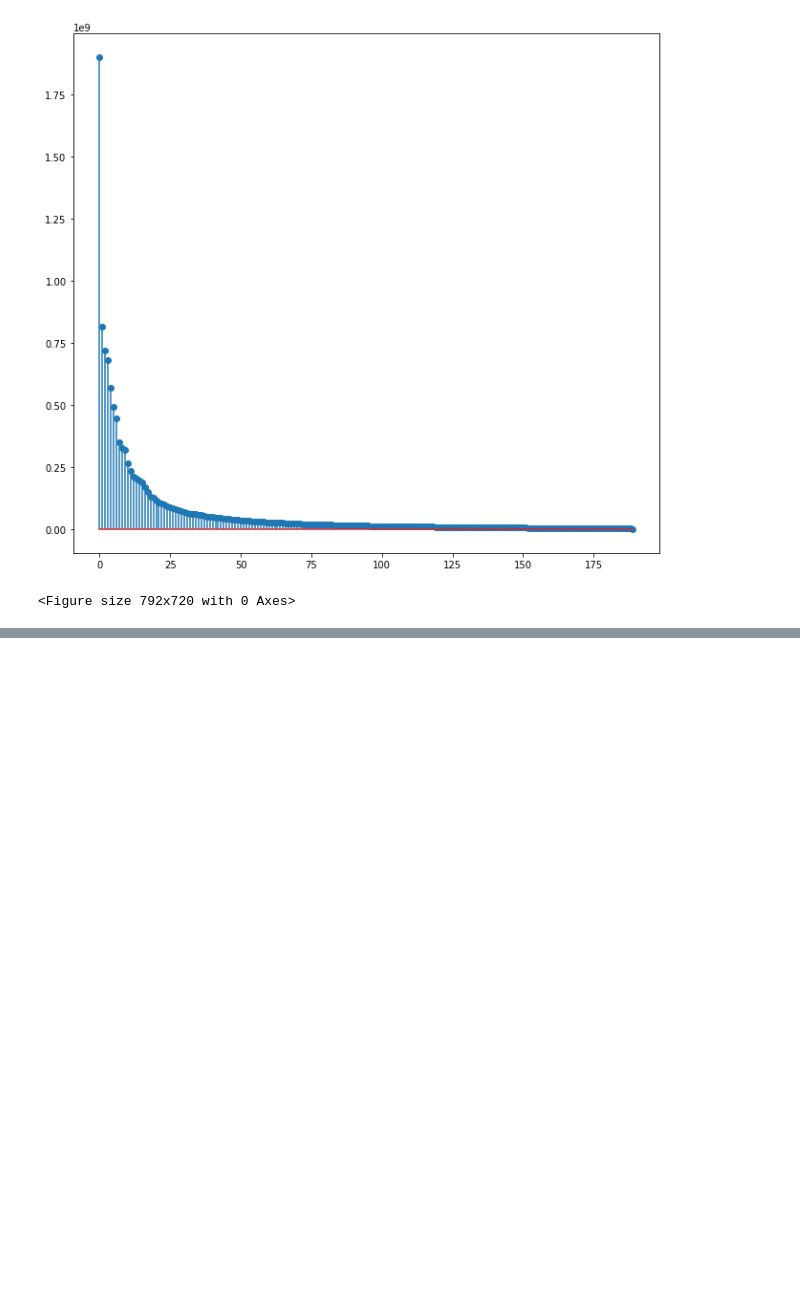
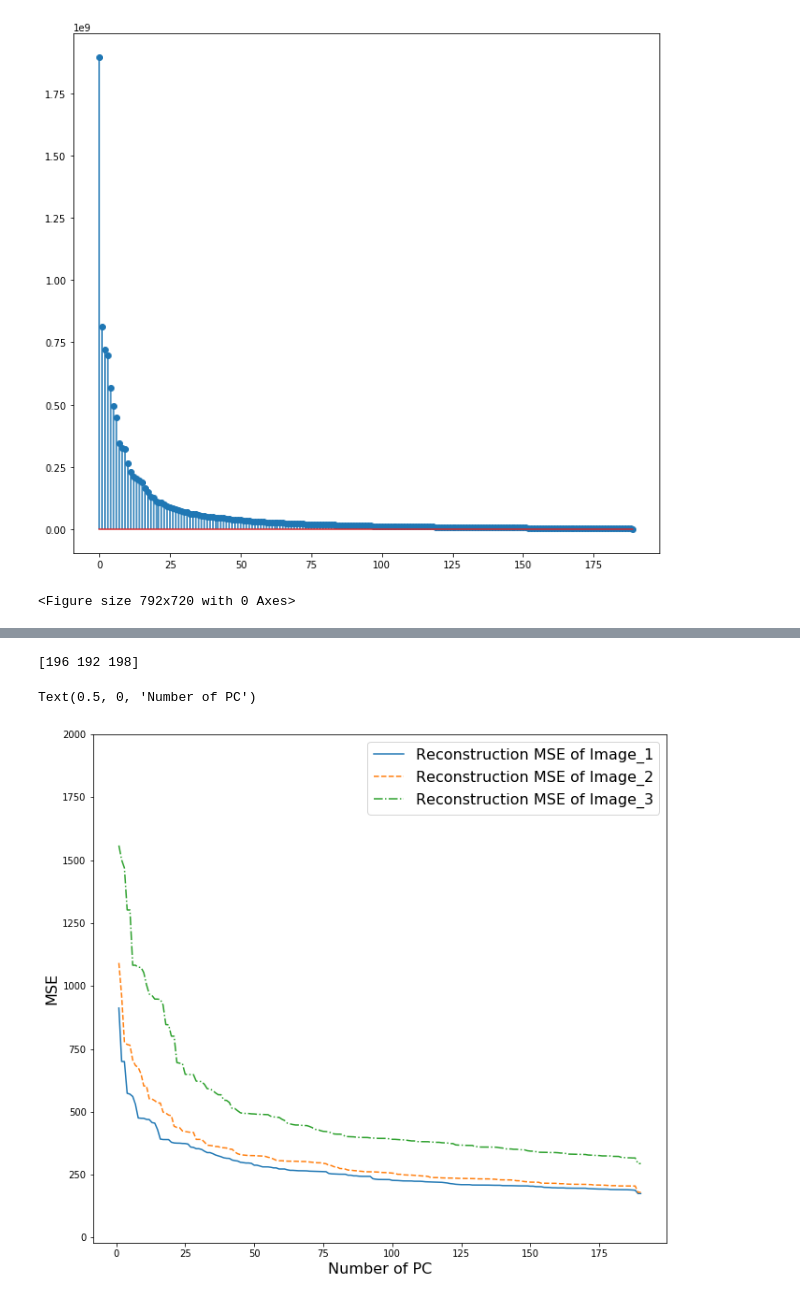
Before and after one commit to e3u3/ECE-269-Project, a Jupyter notebook: Implement/Eigenface.ipynb, the cells around one changed output, grey strips where cells are left out. Cells and saved outputs as stored; diff of their text form; code cells hidden in the pictures; blank space fills up the shorter version.

```diff
--- a/Implement/Eigenface.ipynb
+++ b/Implement/Eigenface.ipynb
@@ -139,0 +231,29 @@ plt.savefig('image/eigenvalues_smile.jpg')
+# %%
+# Reconstrcut three of the other 10 individuals’ neutral expression image
+num_image_select = 3
+idx = np.random.choice(range(190,200), num_image_select, replace=False)
+select_img = X_neutral_nor[idx,:].T
+print(idx)
+
+mse_1 = []
+mse_2 = []
+mse_3 = []
+for num_PC in range(1,191):
+    mse = Reconstruct_MSE(num_PC, select_img, eigenface_neutral, evalue_neutral)
+    mse_1.append(mse[0])
+    mse_2.append(mse[1])
+    mse_3.append(mse[2])
+# %% [output]
+[196 192 198]
+# %%
+plt.plot(range(1,191), mse_1, linestyle='-', label="Reconstruction MSE of Image_1")
+plt.plot(range(1,191), mse_2, linestyle='--', label="Reconstruction MSE of Image_2")
+plt.plot(range(1,191), mse_3, linestyle='-.', label="Reconstruction MSE of Image_3")
+plt.ylim(-20,2000)
+plt.legend(loc="upper right", fontsize=16)
+plt.ylabel("MSE", fontsize=16)
+plt.xlabel("Number of PC", fontsize=16)
+#plt.savefig('image/mse_other_neutral.jpg')
+# %% [output]
+Text(0.5, 0, 'Number of PC')
+[figure, added]
```
Also changed, not shown: parts of 11 cells of this notebook, 4 other files.
